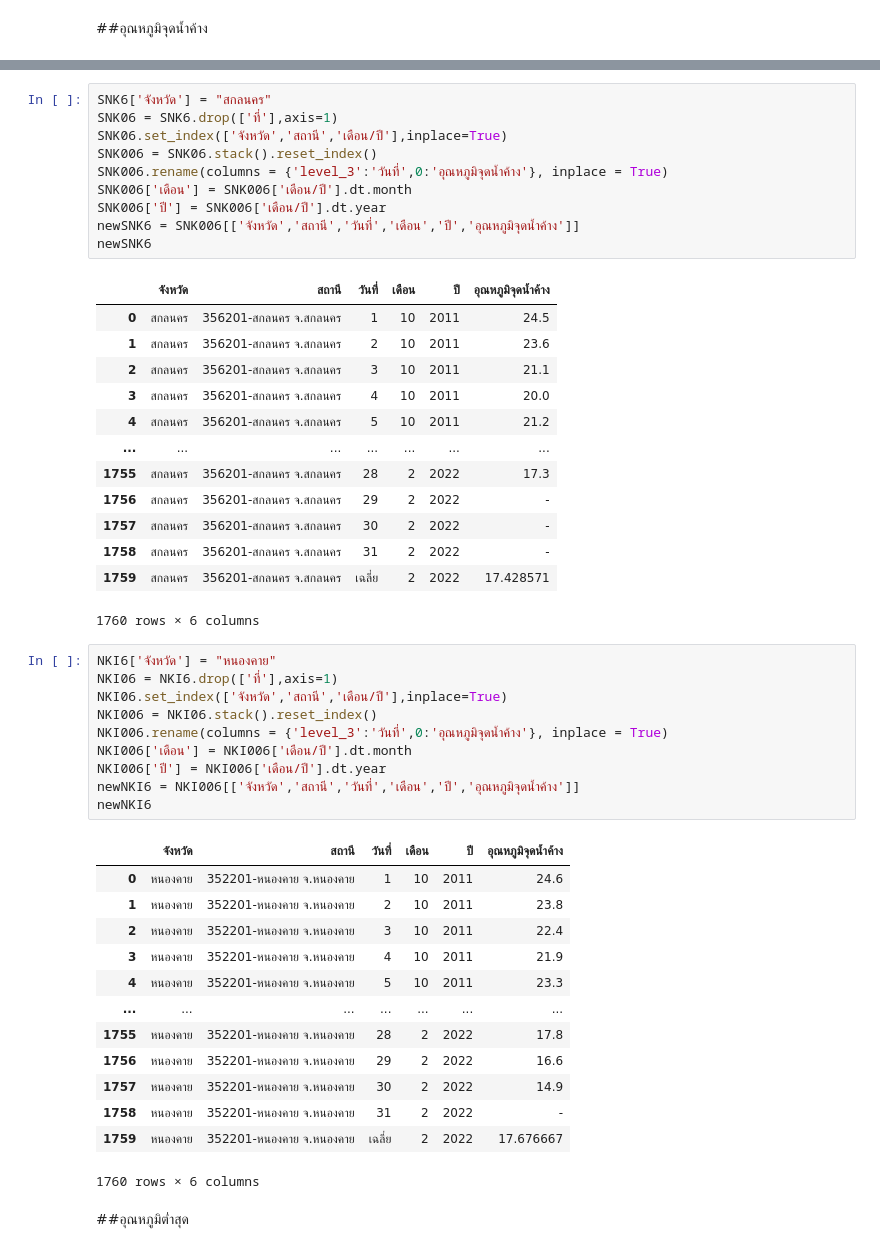
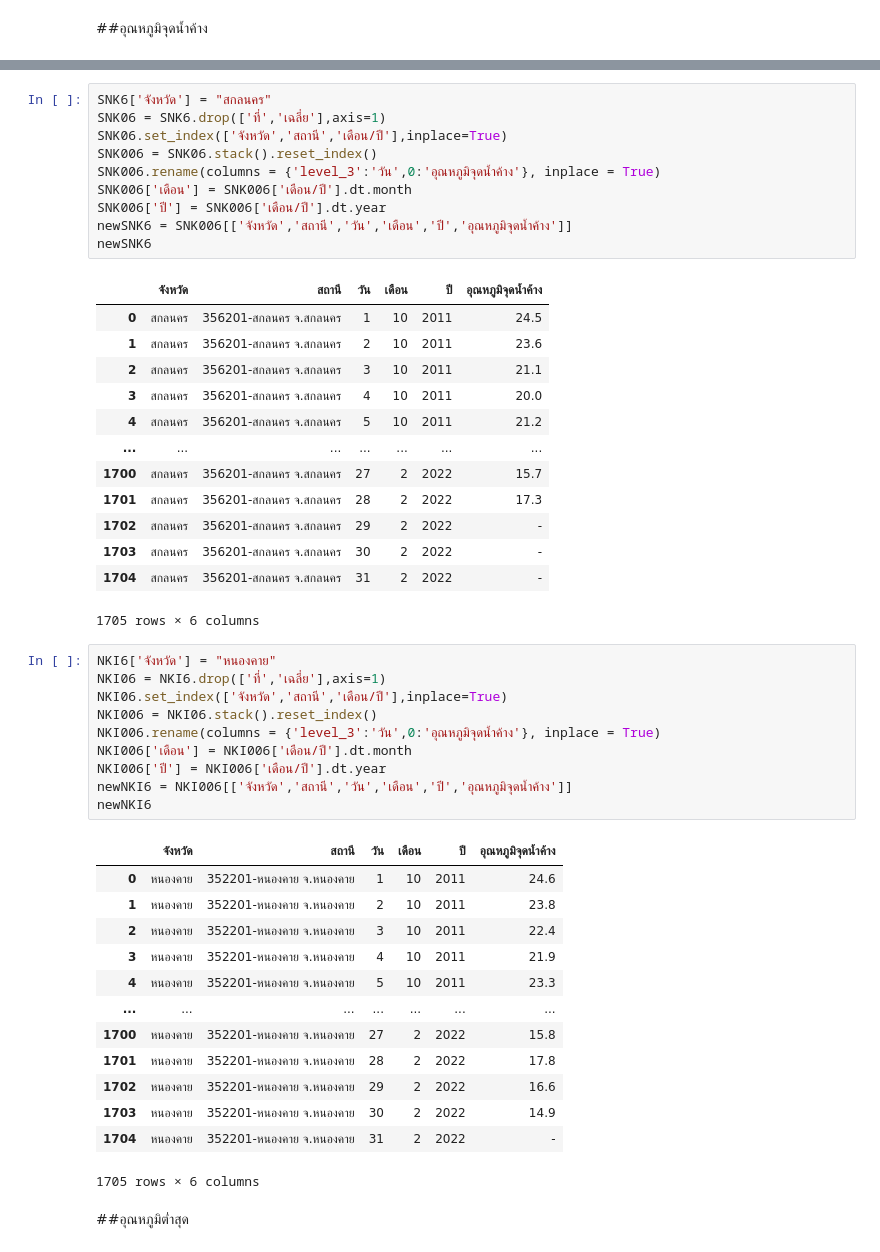
Before and after one commit to Pittawas6330210206/bsc_dpdm22, a Jupyter notebook: Quiz_Group_5_20_of_Midterm_2.ipynb, the cells around one changed output, grey strips where cells are left out. Drawn from its saved outputs; the diff is of its cells as text.

```diff
--- a/Quiz_Group_5_20_of_Midterm_2.ipynb
+++ b/Quiz_Group_5_20_of_Midterm_2.ipynb
@@ -920,51 +808,51 @@ newLEI6
 # %%
 SNK6['จังหวัด'] = "สกลนคร"
-SNK06 = SNK6.drop(['ที่'],axis=1)
+SNK06 = SNK6.drop(['ที่','เฉลี่ย'],axis=1)
 SNK06.set_index(['จังหวัด','สถานี','เดือน/ปี'],inplace=True)
 SNK006 = SNK06.stack().reset_index()
-SNK006.rename(columns = {'level_3':'วันที่',0:'อุณหภูมิจุดน้ำค้าง'}, inplace = True)
+SNK006.rename(columns = {'level_3':'วัน',0:'อุณหภูมิจุดน้ำค้าง'}, inplace = True)
 SNK006['เดือน'] = SNK006['เดือน/ปี'].dt.month
 SNK006['ปี'] = SNK006['เดือน/ปี'].dt.year
-newSNK6 = SNK006[['จังหวัด','สถานี','วันที่','เดือน','ปี','อุณหภูมิจุดน้ำค้าง']]
+newSNK6 = SNK006[['จังหวัด','สถานี','วัน','เดือน','ปี','อุณหภูมิจุดน้ำค้าง']]
 newSNK6
 # %% [output]
-|  | จังหวัด | สถานี | วันที่ | เดือน | ปี | อุณหภูมิจุดน้ำค้าง |
+|  | จังหวัด | สถานี | วัน | เดือน | ปี | อุณหภูมิจุดน้ำค้าง |
 | 0 | สกลนคร | 356201-สกลนคร จ.สกลนคร | 1 | 10 | 2011 | 24.5 |
 | 1 | สกลนคร | 356201-สกลนคร จ.สกลนคร | 2 | 10 | 2011 | 23.6 |
 | 2 | สกลนคร | 356201-สกลนคร จ.สกลนคร | 3 | 10 | 2011 | 21.1 |
 | 3 | สกลนคร | 356201-สกลนคร จ.สกลนคร | 4 | 10 | 2011 | 20.0 |
 | 4 | สกลนคร | 356201-สกลนคร จ.สกลนคร | 5 | 10 | 2011 | 21.2 |
 | ... | ... | ... | ... | ... | ... | ... |
-| 1755 | สกลนคร | 356201-สกลนคร จ.สกลนคร | 28 | 2 | 2022 | 17.3 |
-| 1756 | สกลนคร | 356201-สกลนคร จ.สกลนคร | 29 | 2 | 2022 | - |
-| 1757 | สกลนคร | 356201-สกลนคร จ.สกลนคร | 30 | 2 | 2022 | - |
-| 1758 | สกลนคร | 356201-สกลนคร จ.สกลนคร | 31 | 2 | 2022 | - |
-| 1759 | สกลนคร | 356201-สกลนคร จ.สกลนคร | เฉลี่ย | 2 | 2022 | 17.428571 |
+| 1700 | สกลนคร | 356201-สกลนคร จ.สกลนคร | 27 | 2 | 2022 | 15.7 |
+| 1701 | สกลนคร | 356201-สกลนคร จ.สกลนคร | 28 | 2 | 2022 | 17.3 |
+| 1702 | สกลนคร | 356201-สกลนคร จ.สกลนคร | 29 | 2 | 2022 | - |
+| 1703 | สกลนคร | 356201-สกลนคร จ.สกลนคร | 30 | 2 | 2022 | - |
+| 1704 | สกลนคร | 356201-สกลนคร จ.สกลนคร | 31 | 2 | 2022 | - |
-1760 rows × 6 columns
+1705 rows × 6 columns
 # %%
 NKI6['จังหวัด'] = "หนองคาย"
-NKI06 = NKI6.drop(['ที่'],axis=1)
+NKI06 = NKI6.drop(['ที่','เฉลี่ย'],axis=1)
 NKI06.set_index(['จังหวัด','สถานี','เดือน/ปี'],inplace=True)
 NKI006 = NKI06.stack().reset_index()
-NKI006.rename(columns = {'level_3':'วันที่',0:'อุณหภูมิจุดน้ำค้าง'}, inplace = True)
+NKI006.rename(columns = {'level_3':'วัน',0:'อุณหภูมิจุดน้ำค้าง'}, inplace = True)
 NKI006['เดือน'] = NKI006['เดือน/ปี'].dt.month
 NKI006['ปี'] = NKI006['เดือน/ปี'].dt.year
-newNKI6 = NKI006[['จังหวัด','สถานี','วันที่','เดือน','ปี','อุณหภูมิจุดน้ำค้าง']]
+newNKI6 = NKI006[['จังหวัด','สถานี','วัน','เดือน','ปี','อุณหภูมิจุดน้ำค้าง']]
 newNKI6
 # %% [output]
-|  | จังหวัด | สถานี | วันที่ | เดือน | ปี | อุณหภูมิจุดน้ำค้าง |
+|  | จังหวัด | สถานี | วัน | เดือน | ปี | อุณหภูมิจุดน้ำค้าง |
 | 0 | หนองคาย | 352201-หนองคาย จ.หนองคาย | 1 | 10 | 2011 | 24.6 |
 | 1 | หนองคาย | 352201-หนองคาย จ.หนองคาย | 2 | 10 | 2011 | 23.8 |
 | 2 | หนองคาย | 352201-หนองคาย จ.หนองคาย | 3 | 10 | 2011 | 22.4 |
 | 3 | หนองคาย | 352201-หนองคาย จ.หนองคาย | 4 | 10 | 2011 | 21.9 |
 | 4 | หนองคาย | 352201-หนองคาย จ.หนองคาย | 5 | 10 | 2011 | 23.3 |
 | ... | ... | ... | ... | ... | ... | ... |
-| 1755 | หนองคาย | 352201-หนองคาย จ.หนองคาย | 28 | 2 | 2022 | 17.8 |
-| 1756 | หนองคาย | 352201-หนองคาย จ.หนองคาย | 29 | 2 | 2022 | 16.6 |
-| 1757 | หนองคาย | 352201-หนองคาย จ.หนองคาย | 30 | 2 | 2022 | 14.9 |
-| 1758 | หนองคาย | 352201-หนองคาย จ.หนองคาย | 31 | 2 | 2022 | - |
-| 1759 | หนองคาย | 352201-หนองคาย จ.หนองคาย | เฉลี่ย | 2 | 2022 | 17.676667 |
+| 1700 | หนองคาย | 352201-หนองคาย จ.หนองคาย | 27 | 2 | 2022 | 15.8 |
+| 1701 | หนองคาย | 352201-หนองคาย จ.หนองคาย | 28 | 2 | 2022 | 17.8 |
+| 1702 | หนองคาย | 352201-หนองคาย จ.หนองคาย | 29 | 2 | 2022 | 16.6 |
+| 1703 | หนองคาย | 352201-หนองคาย จ.หนองคาย | 30 | 2 | 2022 | 14.9 |
+| 1704 | หนองคาย | 352201-หนองคาย จ.หนองคาย | 31 | 2 | 2022 | - |
-1760 rows × 6 columns
+1705 rows × 6 columns
 # %% [markdown]
 ##อุณหภูมิต่ำสุด
 # %%
```
Also changed, not shown: parts of 68 cells of this notebook.
